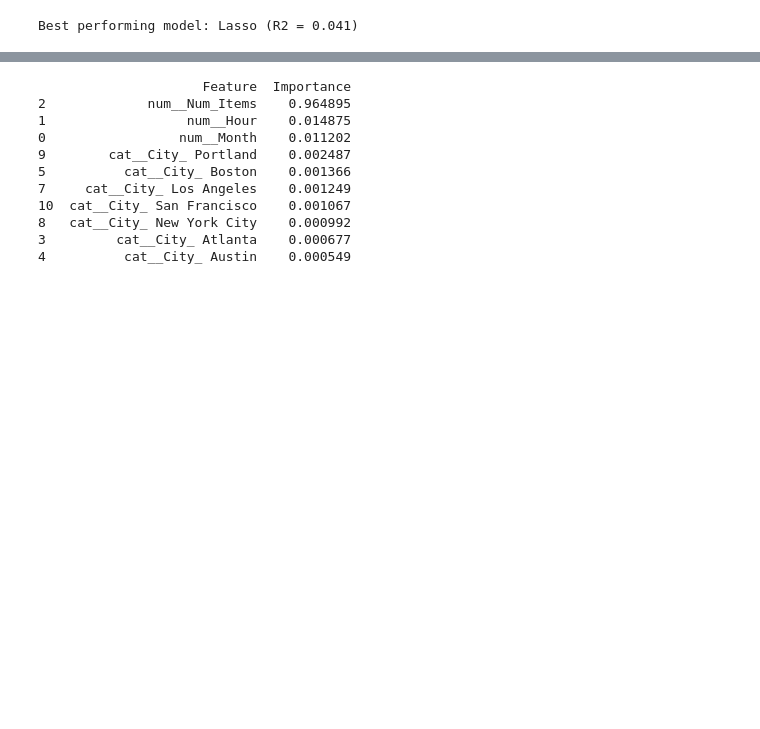
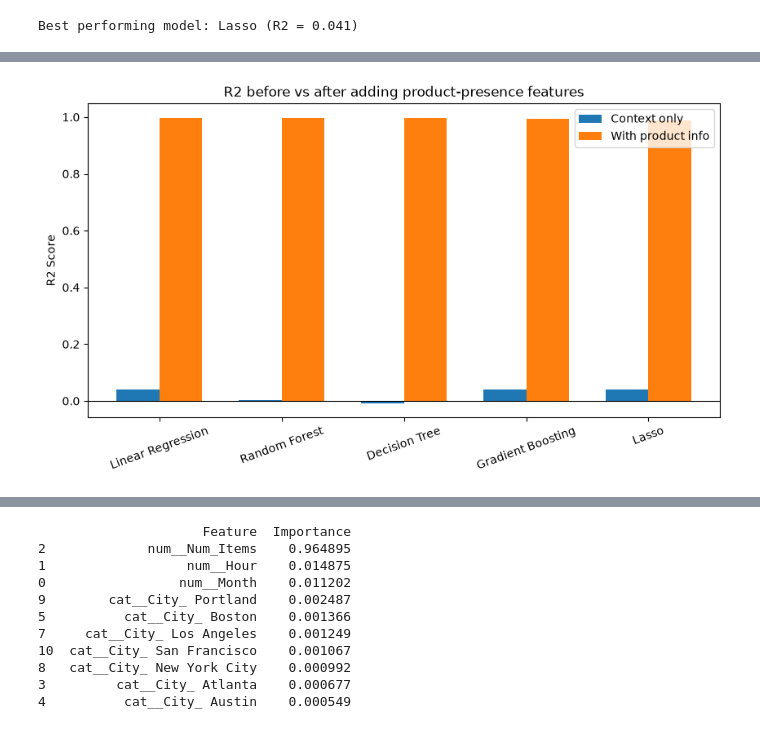
Before and after one commit to mei0912/2026-Phase-2-Data-Science-Mai-Pham, a Jupyter notebook: data-science/3. Data Analysis Project/part3_submission.ipynb, the cells around one changed output, grey strips where cells are left out. Drawn from its saved outputs; the diff is of its cells as text; code cells hidden in the pictures; blank space fills up the shorter version.

```diff
--- a/data-science/3. Data Analysis Project/part3_submission.ipynb
+++ b/data-science/3. Data Analysis Project/part3_submission.ipynb
@@ -325,3 +430,82 @@ Model comparison (sorted by R2):
 Best performing model: Lasso (R2 = 0.041)
 # %%
 ### Add feature items:
+from mlxtend.preprocessing import TransactionEncoder as TE_Order
+
+# Build a boolean "which products are in this order" matrix, for every order
+order_items_df = transaction_df.groupby("Order ID")["Product"].apply(list).reset_index(name="Items")
+te_order = TE_Order()
+te_array = te_order.fit_transform(order_items_df["Items"])
+product_presence_df = pd.DataFrame(te_array, columns=list(te_order.columns_))
+product_presence_df.insert(0, "Order ID", order_items_df["Order ID"])
+
+# Merge product-presence features onto the order-level dataset
+order_level_enhanced_df = order_level_df.merge(product_presence_df, on="Order ID")
+product_columns = list(te_order.columns_)
+
+X_enh = order_level_enhanced_df[["Month", "Hour", "City", "Num_Items"] + product_columns]
+y_enh = order_level_enhanced_df["Sales"]
+
+X_train_enh, X_test_enh, y_train_enh, y_test_enh = train_test_split(
+    X_enh, y_enh, test_size=0.30, random_state=1)
+
+# Product columns are already 0/1, so we pass them straight through the preprocessor
+preprocessor_enh = ColumnTransformer(
+    transformers=[
+        ("num", StandardScaler(), numeric_features),
+        ("cat", OneHotEncoder(handle_unknown="ignore"), categorical_features),
+    ],
+    remainder="passthrough")
+
+# Use FRESH model instances here -- reusing the same objects from `models` would
+# refit (and overwrite) the baseline models in place, since Python passes objects by reference.
+models_enh = {
+    "Linear Regression": LinearRegression(),
+    "Lasso": Lasso(),
+    "Decision Tree": DecisionTreeRegressor(random_state=1),
+    "Random Forest": RandomForestRegressor(random_state=1),
+    "Gradient Boosting": GradientBoostingRegressor(random_state=1),
+}
+
+predictions_enh = []
+fitted_pipelines_enh = {}
+for model_name, model in models_enh.items():
+    pipeline = Pipeline(steps=[("preprocessor", preprocessor_enh), ("regressor", model)])
+    pipeline.fit(X_train_enh, y_train_enh)
+    fitted_pipelines_enh[model_name] = pipeline
+    prediction = pipeline.predict(X_test_enh)
+    mse = mean_squared_error(y_test_enh, prediction)
+    rmse = np.sqrt(mse)
+    r2 = r2_score(y_test_enh, prediction)
+    predictions_enh.append({"Model": model_name, "MSE": mse, "RMSE": rmse, "R2": r2})
+
+prediction_df_enh = pd.DataFrame(predictions_enh).sort_values("R2", ascending=False).reset_index(drop=True)
+print("Model comparison WITH product-presence features (sorted by R2):")
+print(prediction_df_enh)
+
+best_model_name_enh = prediction_df_enh.iloc[0]["Model"]
+print(f"\nBest performing model: {best_model_name_enh} (R2 = {prediction_df_enh.iloc[0]['R2']:.4f})")
+
+# Baseline vs enhanced comparison chart
+comparison_df = prediction_df[["Model", "R2"]].rename(columns={"R2": "R2 (context only)"}).merge(
+    prediction_df_enh[["Model", "R2"]].rename(columns={"R2": "R2 (with product info)"}), on="Model")
+comparison_df = comparison_df.sort_values("R2 (with product info)", ascending=False)
+print("\nBaseline vs enhanced R2:")
+print(comparison_df)
+
+x = np.arange(len(comparison_df))
+width = 0.35
+plt.subplots(figsize=(10,5))
+plt.bar(x - width/2, comparison_df["R2 (context only)"], width, label="Context only")
+plt.bar(x + width/2, comparison_df["R2 (with product info)"], width, label="With product info")
+plt.xticks(x, comparison_df["Model"], rotation=20)
+plt.ylabel("R2 Score")
+plt.title("R2 before vs after adding product-presence features")
+plt.axhline(0, color="black", linewidth=0.8)
+plt.legend()
+plt.show()
+
+print("\nAdding which products were purchased raises R2 from roughly 0.04 to "
+      f"{comparison_df['R2 (with product info)'].max():.3f}, confirming that product "
+      "identity -- not order timing, location, or size -- is what actually drives order revenue.")
+# %% [output]
@@ -327,0 +529 @@ Best performing model: Lasso (R2 = 0.041)
+[figure, added]
```
Also changed, not shown: parts of 15 cells of this notebook.
